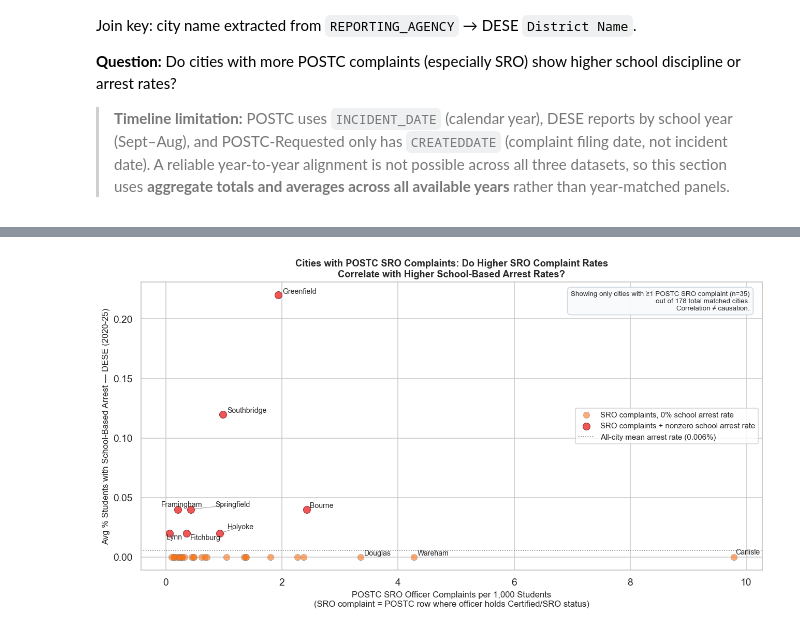
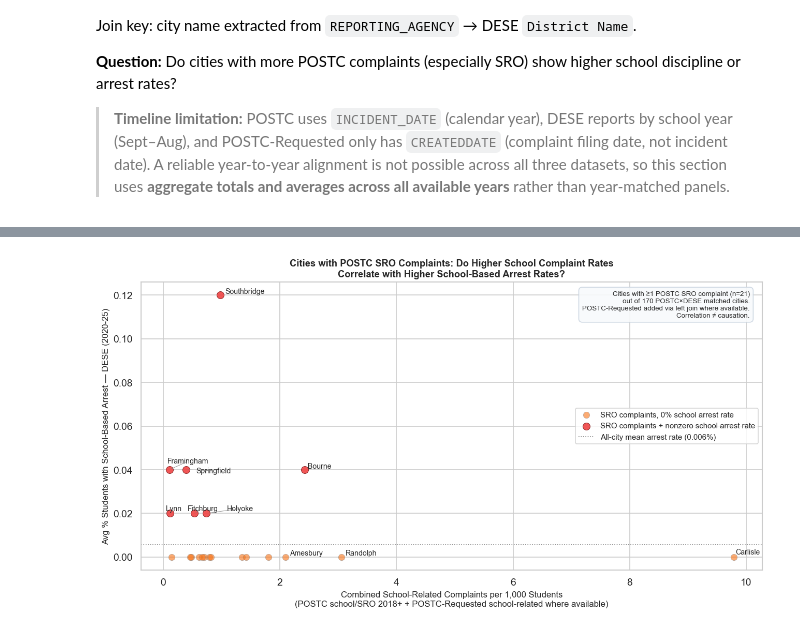
Before and after one commit to BU-Spark/dd4g-cfjj, a Jupyter notebook: data_analysis/scripts/Combined_Analysis.ipynb, the cells around one changed output, grey strips where cells are left out. Drawn from its saved outputs; the diff is of its cells as text; code cells hidden in the pictures.

```diff
--- a/data_analysis/scripts/Combined_Analysis.ipynb
+++ b/data_analysis/scripts/Combined_Analysis.ipynb
@@ -511,78 +620,82 @@ Join key: city name extracted from `REPORTING_AGENCY` → DESE `District Name`.
 
 > **Timeline limitation:** POSTC uses `INCIDENT_DATE` (calendar year), DESE reports by school year (Sept–Aug), and POSTC-Requested only has `CREATEDDATE` (complaint filing date, not incident date). A reliable year-to-year alignment is not possible across all three datasets, so this section uses **aggregate totals and averages across all available years** rather than year-matched panels.
 # %%
-# ── Section 6: DESE × POSTC — SRO Complaint Rate vs. School-Based Arrest Rate ─
+# ── Section 6: DESE × POSTC (+POSTC-Requested where available) ────────────────
 from adjustText import adjust_text
 
-# 6a. Aggregate POSTC by city (all years)
-postc_city6 = postc.groupby('city').agg(
-    postc_total = ('POST', 'count'),
-    postc_sro   = ('is_SRO', 'sum'),   # rows where officer CERTIFICATION_STATUS == 'Certified/SRO'
+# 6a. POSTC by city (2018+)
+postc_2018 = postc[postc['year'] >= 2018]
+postc_city6 = postc_2018.groupby('city').agg(
+    postc_total   = ('POST', 'count'),
+    postc_sro     = ('is_SRO', 'sum'),
+    postc_sch_sro = ('POST', lambda x: postc_2018.loc[x.index, ['is_SRO','school_related']].any(axis=1).sum()),
 ).reset_index()
 
-# 6b. Aggregate DESE by city — average across all years, non-charter only
+# 6b. POSTC-Requested by city (all years — no incident date available)
+dank_city6 = dank.groupby('city').agg(
+    dank_school = ('school_related', 'sum'),
+).reset_index()
+
+# 6c. DESE by city (avg across all years, non-charter)
 dese_city6 = dese[~dese['is_charter']].groupby('District Name').agg(
     disc_rate   = ('Discipline Rate', 'mean'),
     arrest_rate = ('% Students with a School-Based Arrest', 'mean'),
     students    = ('Students', 'mean'),
 ).reset_index()
 
-# 6c. Join + per-1k rate
+# 6d. Join: POSTC × DESE (base), then left join POSTC-Requested
 city6 = postc_city6.merge(dese_city6, left_on='city', right_on='District Name', how='inner').drop(columns='District Name')
+city6 = city6.merge(dank_city6, on='city', how='left')
+city6['dank_school'] = city6['dank_school'].fillna(0)
+city6['combined_score'] = city6['postc_sch_sro'] + city6['dank_school']
+city6['combined_per1k'] = city6['combined_score'] / city6['students'] * 1000
 city6['postc_sro_per1k'] = city6['postc_sro'] / city6['students'] * 1000
 
-valid6 = city6.dropna(subset=['arrest_rate']).copy()
-
-# Focus on cities that have at least one SRO complaint in POSTC
+valid6      = city6.dropna(subset=['arrest_rate']).copy()
 sro_cities6 = valid6[valid6['postc_sro'] > 0].copy()
 
 print(f'Cities matched (POSTC × DESE): {len(valid6)}')
-print(f'Cities with at least 1 POSTC SRO complaint: {len(sro_cities6)}')
+print(f'  of which also in POSTC-Requested: {(sro_cities6["dank_school"] > 0).sum()} / {len(sro_cities6)}')
+print(f'Cities with ≥1 POSTC SRO complaint: {len(sro_cities6)}')
 print(f'Of those, with nonzero school arrest rate: {(sro_cities6["arrest_rate"] > 0).sum()}')
 
-# ── Chart: SRO cities only, linear scale ──────────────────────────────────────
+# ── Chart ──────────────────────────────────────────────────────────────────────
 fig, ax = plt.subplots(figsize=(11, 6))
 
 has_arrest = sro_cities6['arrest_rate'] > 0
 
-ax.scatter(sro_cities6.loc[~has_arrest, 'postc_sro_per1k'],
+ax.scatter(sro_cities6.loc[~has_arrest, 'combined_per1k'],
            sro_cities6.loc[~has_arrest, 'arrest_rate'],
            alpha=0.6, color='#f97316', edgecolors='gray', linewidths=0.4, s=55,
            label='SRO complaints, 0% school arrest rate')
-ax.scatter(sro_cities6.loc[has_arrest, 'postc_sro_per1k'],
+ax.scatter(sro_cities6.loc[has_arrest, 'combined_per1k'],
            sro_cities6.loc[has_arrest, 'arrest_rate'],
            alpha=0.9, color='#ef4444', edgecolors='#7f1d1d', linewidths=0.6, s=70,
            label='SRO complaints + nonzero school arrest rate')
 
-# Collect all labels — nonzero arrest rate cities + top 3 zero-arrest by SRO per 1k
 texts = []
 for _, r in sro_cities6[has_arrest].iterrows():
-    texts.append(ax.text(r['postc_sro_per1k'], r['arrest_rate'], r['city'], fontsize=8.5))
+    texts.append(ax.text(r['combined_per1k'], r['arrest_rate'], r['city'], fontsize=8.5))
+for _, r in sro_cities6[~has_arrest].nlargest(3, 'combined_per1k').iterrows():
+    texts.append(ax.text(r['combined_per1k'], r['arrest_rate'], r['city'], fontsize=8.5))
 
-for _, r in sro_cities6[~has_arrest].nlargest(3, 'postc_sro_per1k').iterrows():
-    texts.append(ax.text(r['postc_sro_per1k'], r['arrest_rate'], r['city'], fontsize=8.5))
-
-# Auto-repel labels to avoid overlap
-adjust_text(
-    texts, ax=ax,
-    arrowprops=dict(arrowstyle='-', color='gray', lw=0.5),
-    expand_points=(1.4, 1.6),
-    force_points=(0.3, 0.4),
-)
+adjust_text(texts, ax=ax,
+            arrowprops=dict(arrowstyle='-', color='gray', lw=0.5),
+            expand_points=(1.4, 1.6), force_points=(0.3, 0.4))
 
 ax.axhline(valid6['arrest_rate'].mean(), color='gray', linestyle=':', linewidth=1,
            label=f"All-city mean arrest rate ({valid6['arrest_rate'].mean():.3f}%)")
 
-ax.set_xlabel('POSTC SRO Officer Complaints per 1,000 Students\n'
-              '(SRO complaint = POSTC row where officer holds Certified/SRO status)', fontsize=10)
+ax.set_xlabel('Combined School-Related Complaints per 1,000 Students\n'
+              '(POSTC school/SRO 2018+ + POSTC-Requested school-related where available)', fontsize=10)
 ax.set_ylabel('Avg % Students with School-Based Arrest — DESE (2020-25)', fontsize=10)
-ax.set_title('Cities with POSTC SRO Complaints: Do Higher SRO Complaint Rates\nCorrelate with Higher School-Based Arrest Rates?',
+ax.set_title('Cities with POSTC SRO Complaints: Do Higher School Complaint Rates\nCorrelate with Higher School-Based Arrest Rates?',
              fontweight='bold', fontsize=11)
 ax.legend(fontsize=9)
-
 ax.text(0.98, 0.97,
-        f"Showing only cities with ≥1 POSTC SRO complaint (n={len(sro_cities6)})\n"
-        f"out of {len(valid6)} total matched cities.\n"
+        f"Cities with ≥1 POSTC SRO complaint (n={len(sro_cities6)})\n"
+        f"out of {len(valid6)} POSTC×DESE matched cities.\n"
+        f"POSTC-Requested added via left join where available.\n"
         f"Correlation ≠ causation.",
         transform=ax.transAxes, fontsize=8, va='top', ha='right',
         bbox=dict(boxstyle='round,pad=0.5', facecolor='#f8fafc', edgecolor='#cbd5e1', alpha=0.9))
@@ -590,15 +703,23 @@ ax.text(0.98, 0.97,
 plt.tight_layout()
 plt.show()
 
-# ── Summary table — sorted by POSTC SRO Complaints (desc) ─────────────────────
-display(sro_cities6.sort_values('postc_sro', ascending=False)[
-    ['city','postc_sro','postc_sro_per1k','disc_rate','arrest_rate','students']
+# ── Summary table ──────────────────────────────────────────────────────────────
+summary_table = sro_cities6.sort_values('combined_score', ascending=False)[
+    ['city','dank_school','postc_sch_sro','combined_score','combined_per1k','disc_rate','arrest_rate','students']
 ].rename(columns={
-    'city': 'City',
-    'postc_sro': 'POSTC SRO Complaints',
-    'postc_sro_per1k': 'SRO per 1k Students',
-    'disc_rate': 'Avg Disc. Rate %',
-    'arrest_rate': 'Avg School Arrest %',
-    'students': 'Avg Enrollment'
-}).round(3).reset_index(drop=True))
+    'city':           'City',
+    'dank_school':    'POSTC-Requested School',
+    'postc_sch_sro':  'POSTC School/SRO (2018+)',
+    'combined_score': 'Combined Score',
+    'combined_per1k': 'Combined per 1k Students',
+    'disc_rate':      'Avg Disc. Rate %',
+    'arrest_rate':    'Avg School Arrest %',
+    'students':       'Avg Enrollment'
+}).round(3).reset_index(drop=True)
+
+display(summary_table)
+
+csv_path = '../data/sro_cities_summary.csv'
+summary_table.to_csv(csv_path, index=False)
+print(f'Saved → {csv_path}')
 # %% [output]
@@ -609 +730 @@ Of those, with nonzero school arrest rate: 8
-[figure, old version]
+[figure, new version]
```
Also changed, not shown: parts of 7 cells of this notebook, 1 other file.
